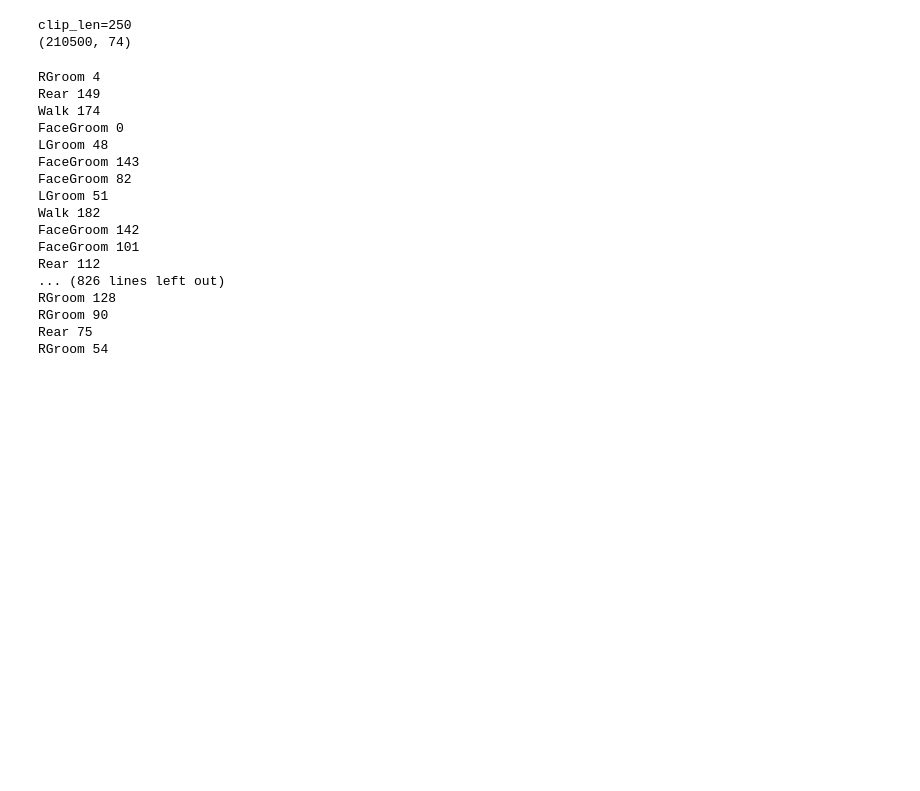
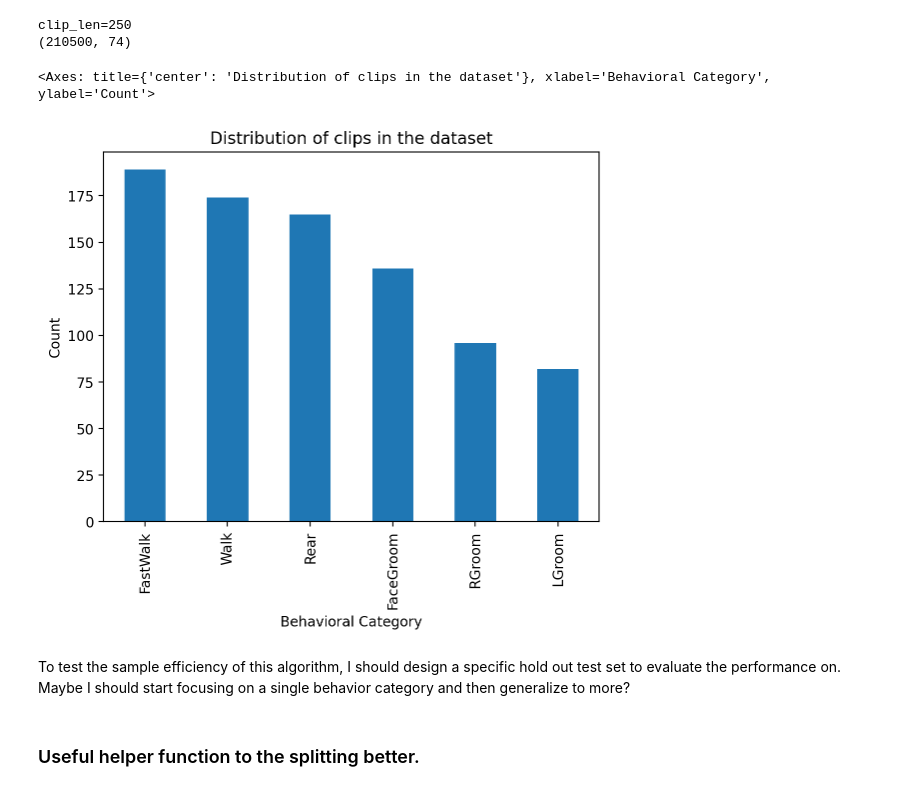
Before and after one commit to talmolab/track-mjx, a Jupyter notebook: notebooks/sample_efficiency_dev.ipynb, the cells around one changed output. Drawn from its saved outputs; the diff is of its cells as text; code cells hidden in the pictures; blank space fills up the shorter version.

Commit message:
add sample efficiency

```diff
--- a/notebooks/sample_efficiency_dev.ipynb
+++ b/notebooks/sample_efficiency_dev.ipynb
@@ -82,27 +89,24 @@ config["model"]["snips_order"]
 import re
 
 pattern = re.compile(r"/([^/]+)_([0-9]+)\.p$")
-
+clip_metadata = []
 for path in config["model"]["snips_order"]:
     match = pattern.search(path)
     if match:
         name, number = match.groups()
-        print(name, number)
+        clip_metadata.append((name, int(number)))
-# %% [output]
-RGroom 4
-Rear 149
-Walk 174
-FaceGroom 0
-LGroom 48
-FaceGroom 143
-FaceGroom 82
-LGroom 51
-Walk 182
-FaceGroom 142
-FaceGroom 101
-Rear 112
-... (826 lines left out)
-RGroom 128
-RGroom 90
-Rear 75
-RGroom 54
+# %%
+# the following shows the distribution of clips
+pd.Series([i[0] for i in clip_metadata]).value_counts().plot(
+    kind="bar",
+    title="Distribution of clips in the dataset",
+    xlabel="Behavioral Category",
+    ylabel="Count",
+)
+# %% [output]
+<Axes: title={'center': 'Distribution of clips in the dataset'}, xlabel='Behavioral Category', ylabel='Count'>
+[figure, added]
+# %% [markdown]
+To test the sample efficiency of this algorithm, I should design a specific hold out test set to evaluate the performance on. Maybe I should start focusing on a single behavior category and then generalize to more?
+# %% [markdown]
+### Useful helper function to the splitting better.
```
Also changed, not shown: parts of 6 cells of this notebook, 1 other file.
